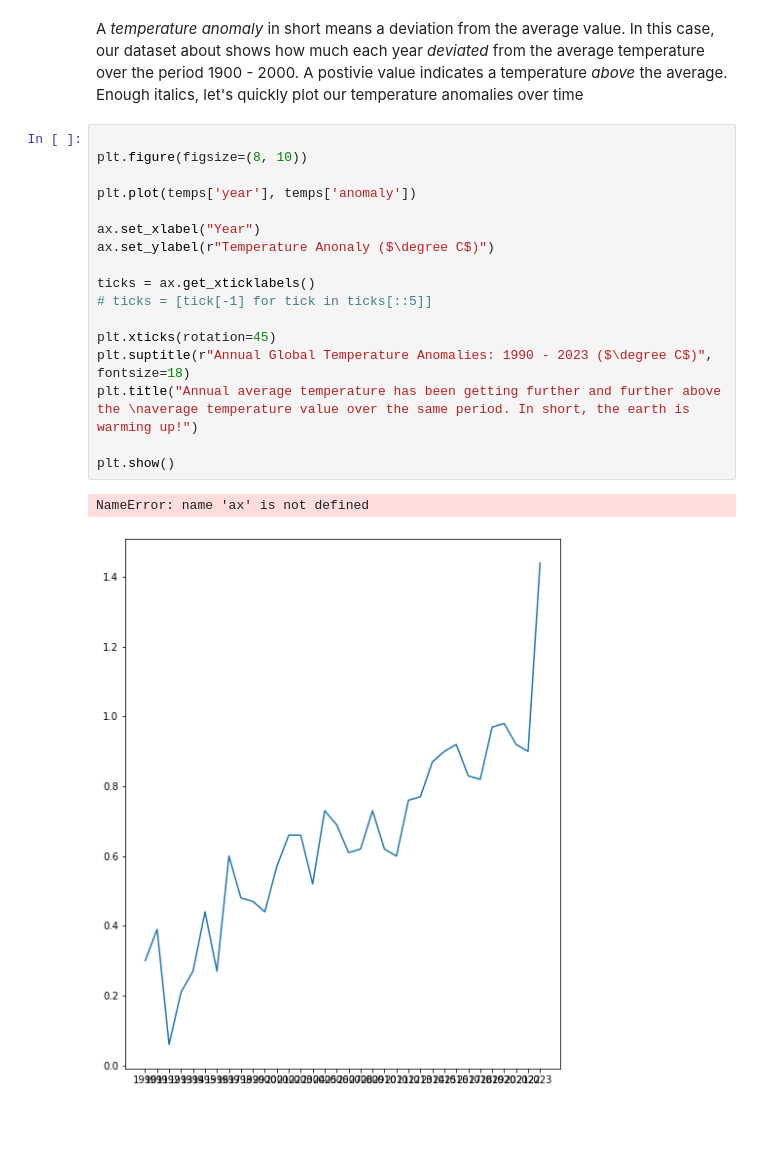
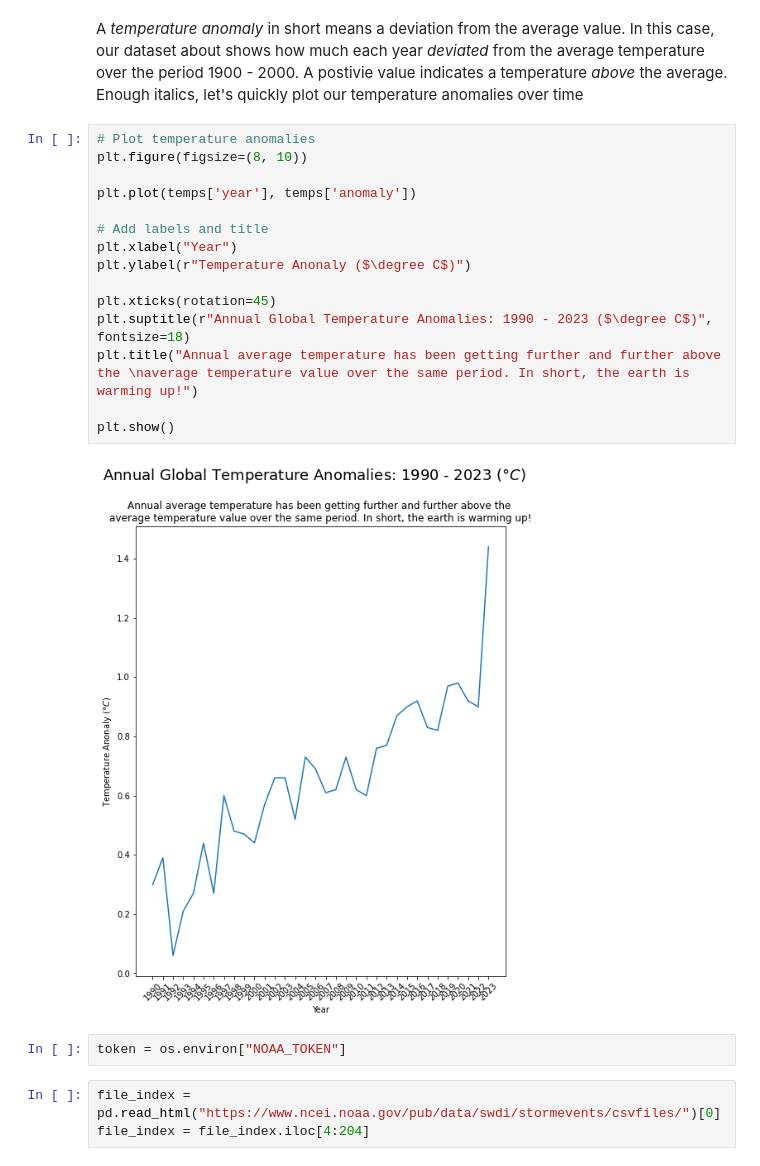
Before and after one commit to andrewbowen19/storiesDATA608, a Jupyter notebook: _build/jupyter_execute/story5.ipynb, the cells around one changed output. Saved outputs shown, nothing was run; the diff lists cells and outputs as text; blank space fills up the shorter version.

```diff
--- a/_build/jupyter_execute/story5.ipynb
+++ b/_build/jupyter_execute/story5.ipynb
@@ -45,22 +53,24 @@ temps.head()
 # %% [markdown]
 A *temperature anomaly* in short means a deviation from the average value. In this case, our dataset about shows how much each year *deviated* from the average temperature over the period 1900 - 2000. A postivie value indicates a temperature *above* the average. Enough italics, let's quickly plot our temperature anomalies over time
 # %%
-
+# Plot temperature anomalies
 plt.figure(figsize=(8, 10))
 
 plt.plot(temps['year'], temps['anomaly'])
 
-ax.set_xlabel("Year")
-ax.set_ylabel(r"Temperature Anonaly ($\degree C$)")
-
-ticks = ax.get_xticklabels()
-# ticks = [tick[-1] for tick in ticks[::5]]
+# Add labels and title
+plt.xlabel("Year")
+plt.ylabel(r"Temperature Anonaly ($\degree C$)")
 
 plt.xticks(rotation=45)
 plt.suptitle(r"Annual Global Temperature Anomalies: 1990 - 2023 ($\degree C$)", fontsize=18)
 plt.title("Annual average temperature has been getting further and further above the \naverage temperature value over the same period. In short, the earth is warming up!")
 
 plt.show()
 # %% [output]
-NameError: name 'ax' is not defined
-[figure, old version]
+[figure, new version]
+# %%
+token = os.environ["NOAA_TOKEN"]
+# %%
+file_index = pd.read_html("https://www.ncei.noaa.gov/pub/data/swdi/stormevents/csvfiles/")[0]
+file_index = file_index.iloc[4:204]
```
Also changed, not shown: parts of 16 cells of this notebook, 12 other files.
